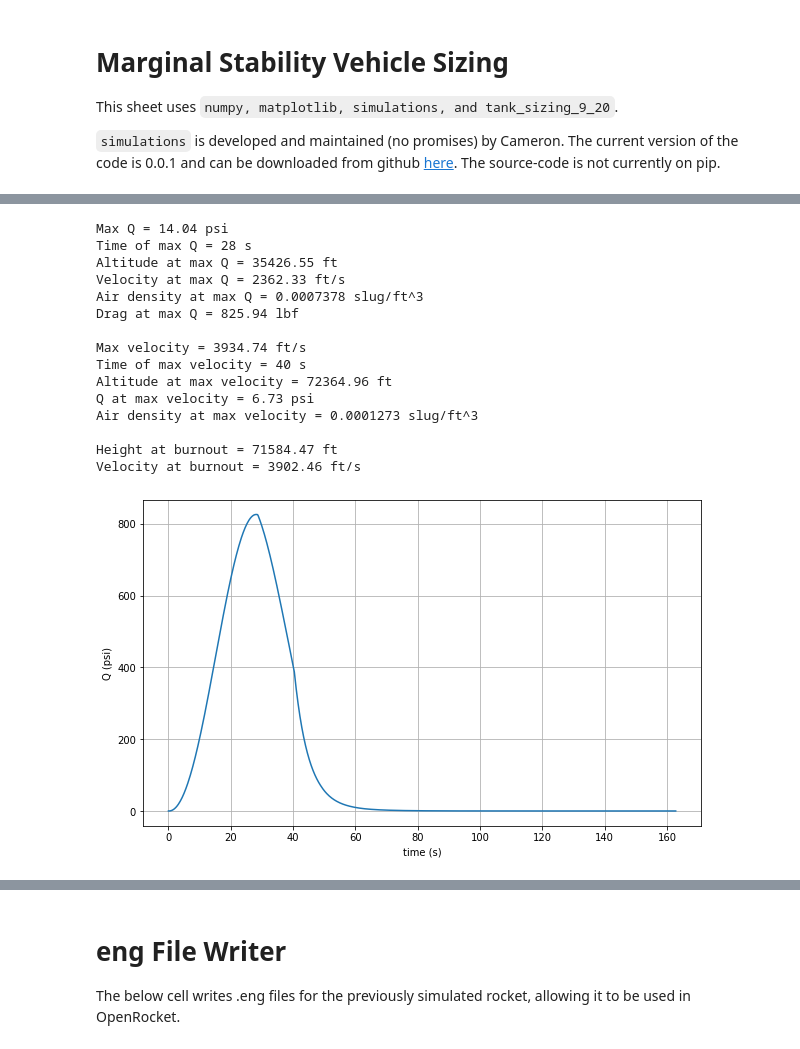
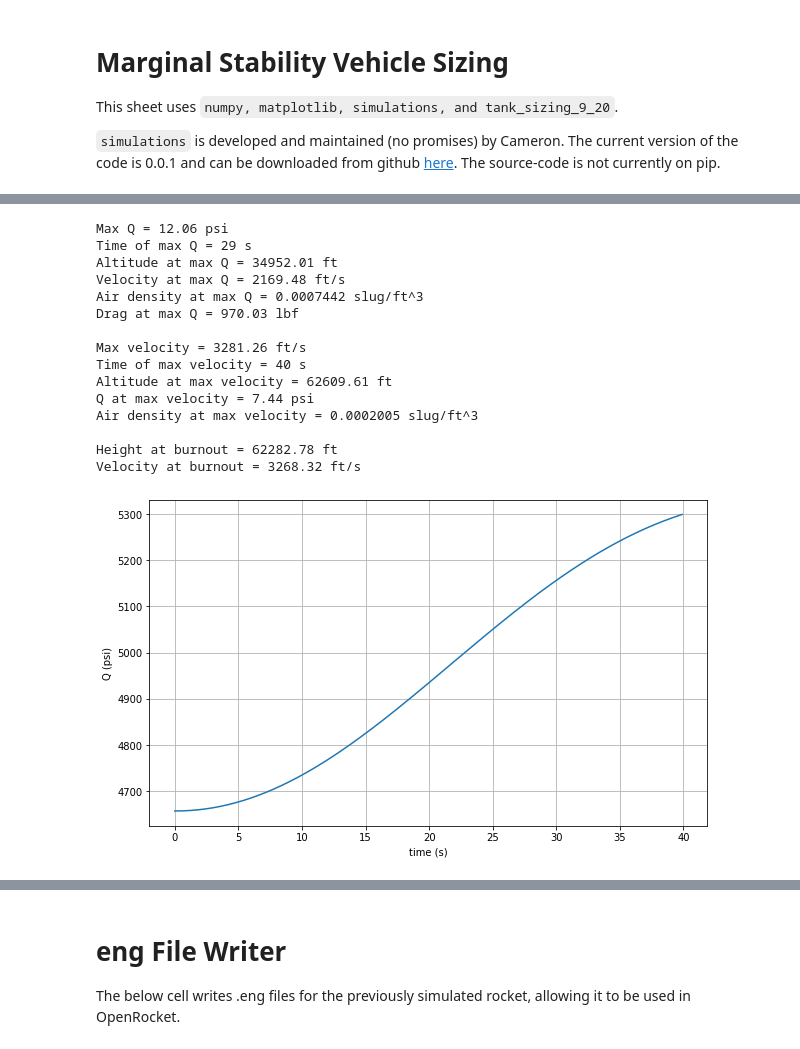
Before and after one commit to rocketproplab/marginal-stability, a Jupyter notebook: Design/Vehicle-Sizing/marginal-stability-sizing.ipynb, the cells around one changed output, grey strips where cells are left out. Drawn from its saved outputs; the diff is of its cells as text; code cells hidden in the pictures.

```diff
--- a/Design/Vehicle-Sizing/marginal-stability-sizing.ipynb
+++ b/Design/Vehicle-Sizing/marginal-stability-sizing.ipynb
@@ -75,16 +75,17 @@ mixtureratio = 2.275
 g0Metric = 9.81 #m/s^2
 g0Imp = 32.17 #ft/s^2
 
-mstructure = 219.12  # lbm
+mstructure = 249.12  # lbm
 mavionics = 22.67  # lbm
-msystems = 67.8 # lbm
+msystems = 80 # lbm
 mmisc = 0 #lbm
 #mengine = thrust_sl*nengines/twratio #lbm
 mpropulsion = 47.79 # lbm
 mpropellant = mdot*burntime
 
 
-diameter = 12 #in
+diameter = 16 #in
+diam_tank = 12 #in
 
 mRP1 = mpropellant / (mixtureratio + 1)
 mLOx = mpropellant - mRP1
@@ -93,15 +94,16 @@ rp1tankpressure = 700 #psi
 loxtankpressure = 600 #psi
 HEinitialpressure = 6000 #psi
 
-mtank, mHe, lenloxin, lenrp1in = tank.getTankMassLen(loxtankpressure,rp1tankpressure,diameter,mpropellant,HEinitialpressure)
-mpress = 282.38
+mtank, mHe, lenloxin, lenrp1in = tank.getTankMassLen(loxtankpressure,rp1tankpressure,diam_tank,mpropellant,HEinitialpressure)
+mpress = 282.38 # lbm, mass of pressurant tank
 
 mpropellant += mHe
 
 refArea = np.pi*((diameter/2)**2) / 144 #ft^2
+coef_drag = 0.37
 
 m0 = mpropulsion + mpropellant + mstructure + mavionics + msystems + mmisc + mtank + mpress
-#m0 = m0 - 11.71 tentative correction for raceway and harnessing
+m0 = 610 + mpropellant
 
 print('### STRUCTURAL PARAMETERS ###')
 print('Propellant Mass = %.2f lbm' % (mpropellant - mHe))
@@ -137,7 +139,8 @@ initialConditions = {
     'heat': 0,
     'lift_coefficient': 0,
     'bank_angle': 0,
-    'reference_area': refArea
+    'reference_area': refArea,
+    'coef_drag': coef_drag
 }
 
 engines = {
@@ -148,7 +151,7 @@ engines = {
     'nengines': nengines
 }
 
-timestep = 0.2
+timestep = .1
 # %% [output]
 ### STRUCTURAL PARAMETERS ###
 Propellant Mass = 710.17 lbm
@@ -251,33 +254,33 @@ print()
 print("Height at burnout = %.2f ft" % altitude[int(burntime/timestep)])
 print("Velocity at burnout = %.2f ft/s" % velocity[int(burntime/timestep)])
 # %% [output]
-Max Q = 14.04 psi
-Time of max Q = 28 s
-Altitude at max Q = 35426.55 ft
-Velocity at max Q = 2362.33 ft/s
-Air density at max Q = 0.0007378 slug/ft^3
-Drag at max Q = 825.94 lbf
+Max Q = 12.06 psi
+Time of max Q = 29 s
+Altitude at max Q = 34952.01 ft
+Velocity at max Q = 2169.48 ft/s
+Air density at max Q = 0.0007442 slug/ft^3
+Drag at max Q = 970.03 lbf
 
-Max velocity = 3934.74 ft/s
+Max velocity = 3281.26 ft/s
 Time of max velocity = 40 s
-Altitude at max velocity = 72364.96 ft
-Q at max velocity = 6.73 psi
-Air density at max velocity = 0.0001273 slug/ft^3
+Altitude at max velocity = 62609.61 ft
+Q at max velocity = 7.44 psi
+Air density at max velocity = 0.0002005 slug/ft^3
 
-Height at burnout = 71584.47 ft
-Velocity at burnout = 3902.46 ft/s
+Height at burnout = 62282.78 ft
+Velocity at burnout = 3268.32 ft/s
 # %%
-shortTime = time[0:len(Q)]
+shortTime = time[0:int(40/timestep)]
 fig1 = plt.figure(figsize=(10,6))
 ax11 = fig1.add_subplot(1,1,1)
-ax11.plot(shortTime,drag[:len(shortTime)])
+ax11.plot(shortTime,thrust[:len(shortTime)])
 ax11.set_title('')
 ax11.set_xlabel('time (s)')
 ax11.set_ylabel('Q (psi)')
 ax11.grid()
 plt.show()
 # %% [output]
-[figure, old version]
+[figure, new version]
 # %%
 gamma = 7/5
 def tantheta(M,B):
```
Also changed, not shown: parts of 5 cells of this notebook, 1 other file.
